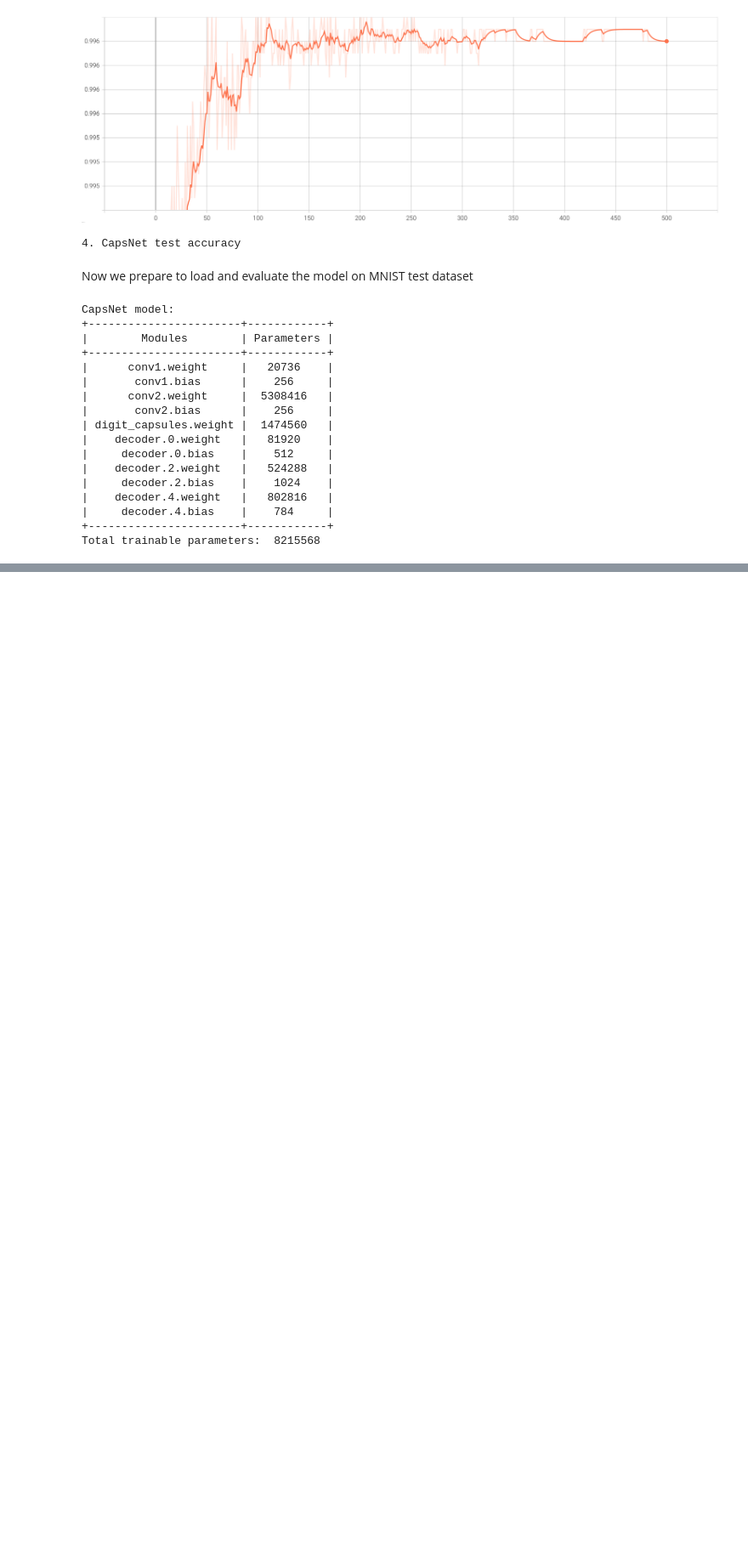
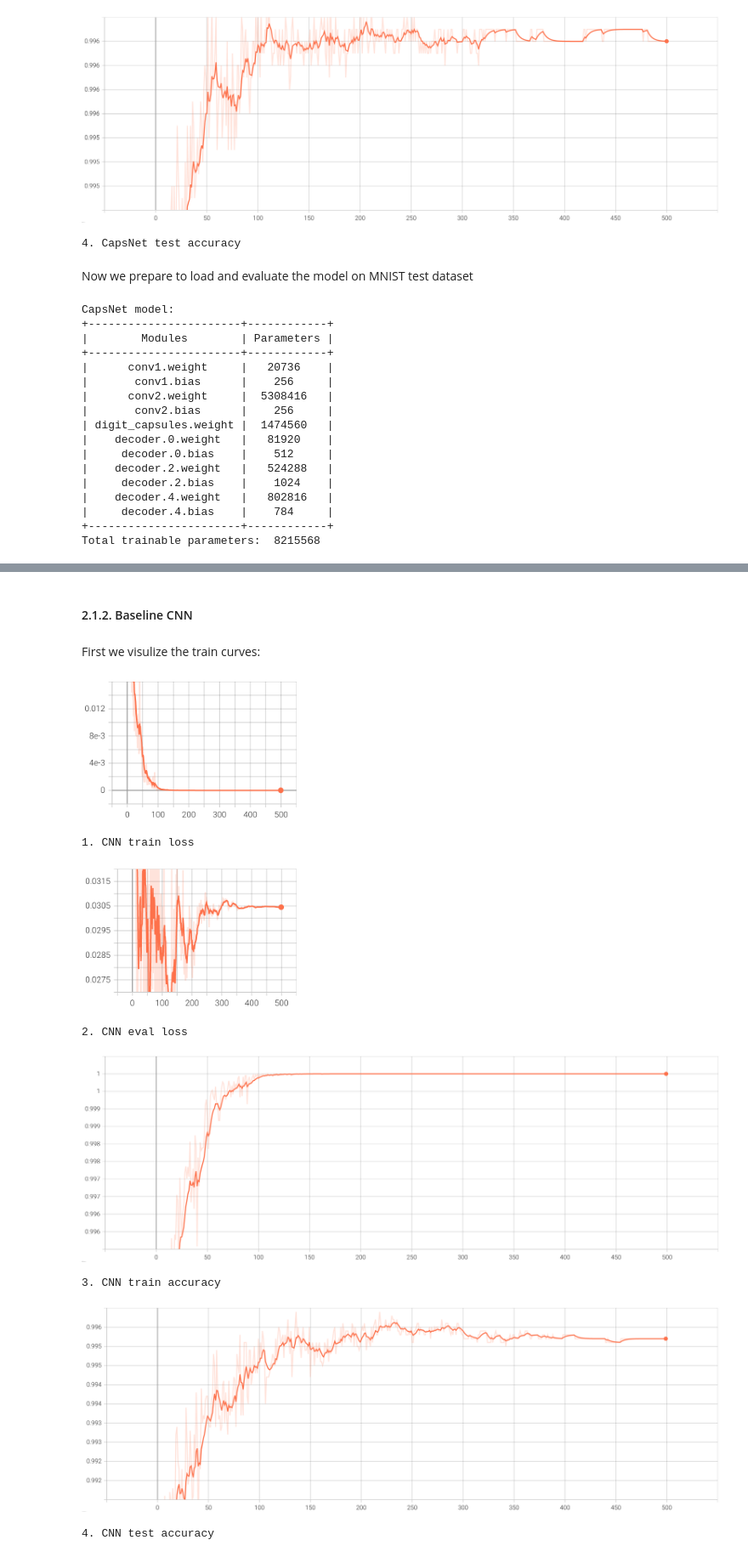
Before and after one commit to SakshamM28/Capsule_Network, a Jupyter notebook: Code/image_demo.ipynb, the cells around one changed output, grey strips where cells are left out. Shown at 85% size. Saved outputs shown, nothing was run; the diff lists cells and outputs as text; code cells hidden in the pictures; blank space fills up the shorter version.

```diff
--- a/Code/image_demo.ipynb
+++ b/Code/image_demo.ipynb
@@ -207,0 +226,22 @@ Accuracy :  0.9968
+# %% [markdown]
+#### 2.1.2. Baseline CNN
+# %% [markdown]
+First we visulize the train curves:
+# %%
+display(Image('./Data/train_curves/mnist_cnn_train_loss_128.png', height=256, width=256))
+print('1. CNN train loss')
+display(Image('./Data/train_curves/mnist_cnn_eval_loss_128.png', height=256, width=256))
+print('2. CNN eval loss')
+display(Image('./Data/train_curves/mnist_cnn_train_acc_128.png', height=384, width=768))
+print('3. CNN train accuracy')
+display(Image('./Data/train_curves/mnist_cnn_test_acc_128.png', height=384, width=768))
+print('4. CNN test accuracy')
+# %% [output]
+[figure, added]
+1. CNN train loss
+[figure, added]
+2. CNN eval loss
+[figure, added]
+3. CNN train accuracy
+[figure, added]
+4. CNN test accuracy
```
Also changed, not shown: parts of 19 cells of this notebook, 1 other file.
